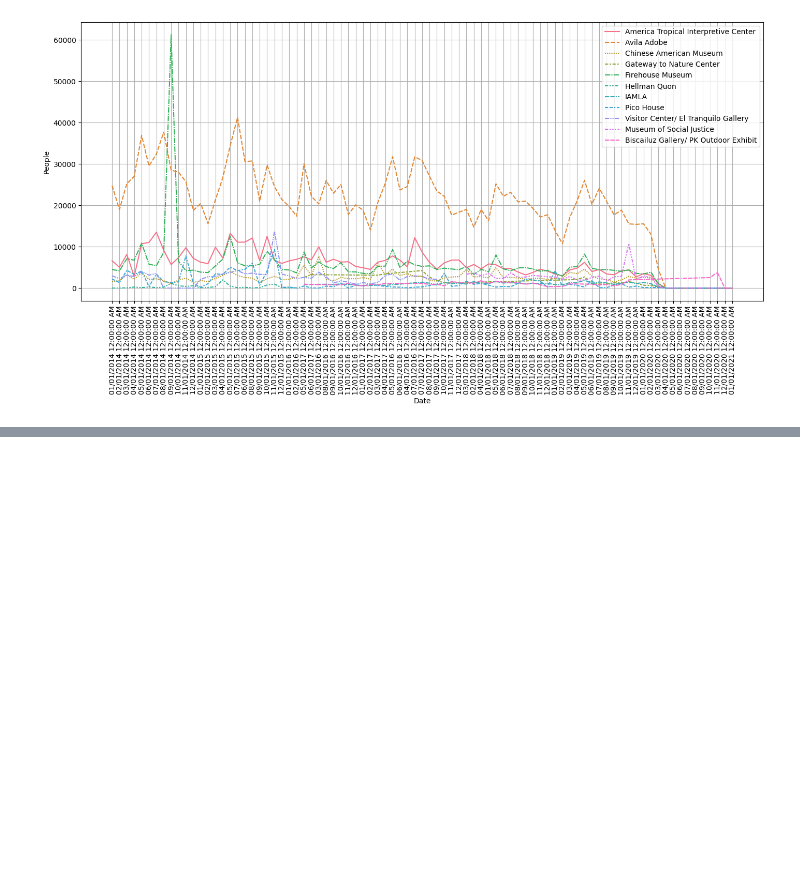
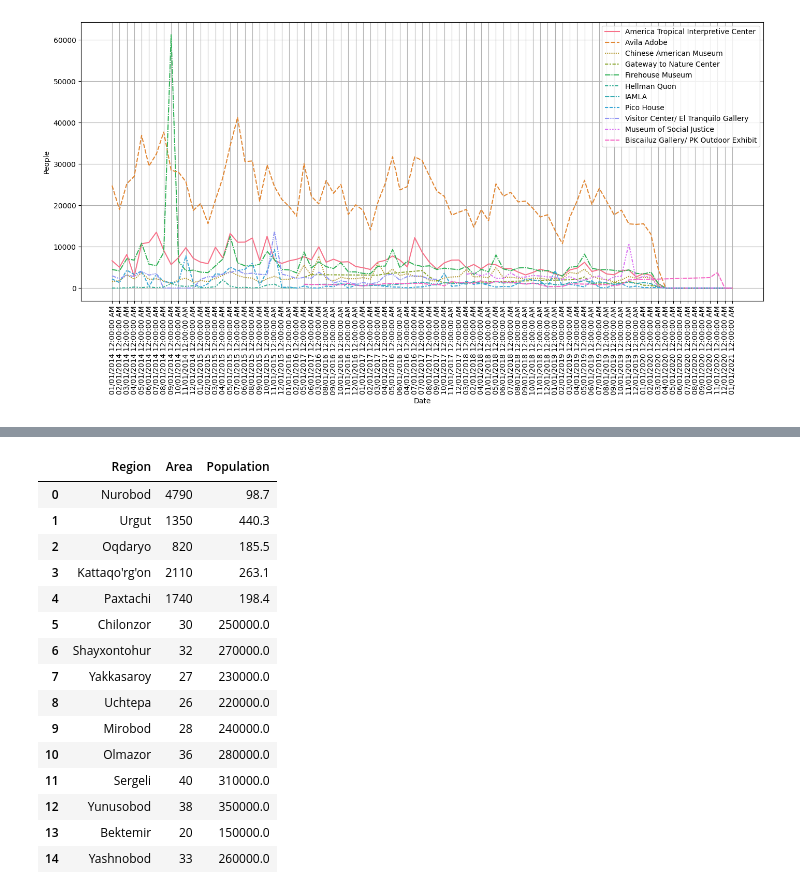
Before and after one commit to baxronovferuz1/DataScience_Np, a Jupyter notebook: Vizualization.ipynb, the cells around one changed output, grey strips where cells are left out. Saved outputs shown, nothing was run; the diff lists cells and outputs as text; code cells hidden in the pictures; blank space fills up the shorter version.

Commit message:
seaborn and merge datasets practice

```diff
--- a/Vizualization.ipynb
+++ b/Vizualization.ipynb
@@ -93,0 +252,21 @@ plt.show()
+# %%
+new_merged_file=pd.read_csv("/content/merged_file.csv")
+# %%
+new_merged_file
+# %% [output]
+|  | Region | Area | Population |
+| 0 | Nurobod | 4790 | 98.7 |
+| 1 | Urgut | 1350 | 440.3 |
+| 2 | Oqdaryo | 820 | 185.5 |
+| 3 | Kattaqo'rg'on | 2110 | 263.1 |
+| 4 | Paxtachi | 1740 | 198.4 |
+| 5 | Chilonzor | 30 | 250000.0 |
+| 6 | Shayxontohur | 32 | 270000.0 |
+| 7 | Yakkasaroy | 27 | 230000.0 |
+| 8 | Uchtepa | 26 | 220000.0 |
+| 9 | Mirobod | 28 | 240000.0 |
+| 10 | Olmazor | 36 | 280000.0 |
+| 11 | Sergeli | 40 | 310000.0 |
+| 12 | Yunusobod | 38 | 350000.0 |
+| 13 | Bektemir | 20 | 150000.0 |
+| 14 | Yashnobod | 33 | 260000.0 |
```
Also changed, not shown: parts of 23 cells of this notebook.
